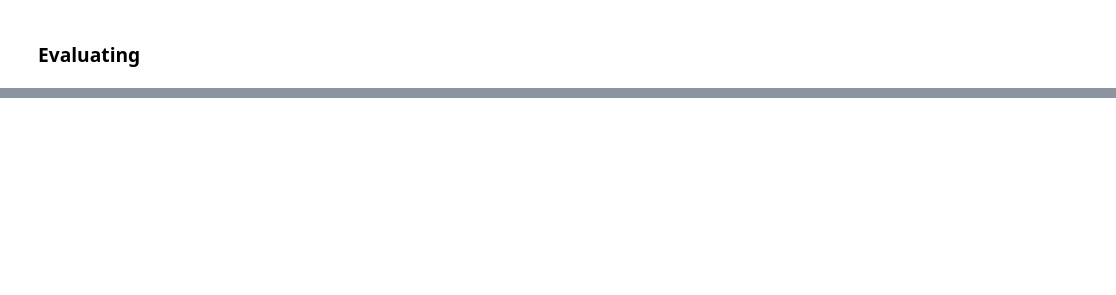
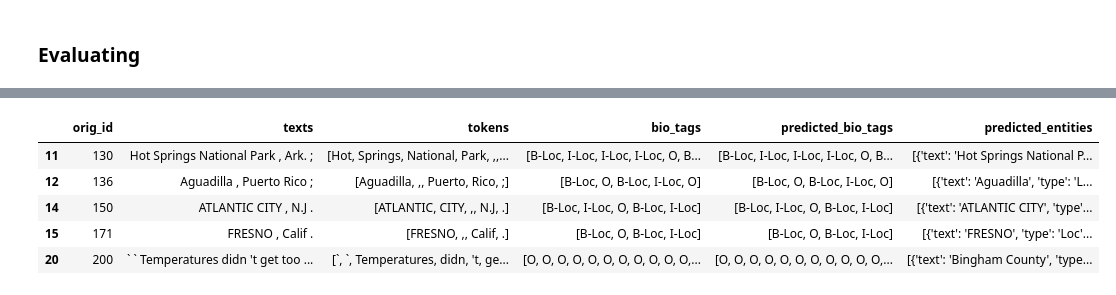
Before and after one commit to Ulyana-Nagornaya/NER_for_KG, a Jupyter notebook: notebooks/CRF_LLM.ipynb, the cells around one changed output, grey strips where cells are left out. Drawn from its saved outputs; the diff is of its cells as text; code cells hidden in the pictures; blank space fills up the shorter version.

```diff
--- a/notebooks/CRF_LLM.ipynb
+++ b/notebooks/CRF_LLM.ipynb
@@ -661,0 +832,34 @@ plt.show()
+# %%
+predicted_bio_tags_list = []
+for index, row in df_croped_test.iterrows():
+    tokenized = tokenizer(
+        row["tokens"],
+        is_split_into_words=True,
+        return_tensors="pt",
+        padding=True,
+        truncation=True,
+        max_length=128
+    ).to(device)
+
+    with torch.no_grad():
+        pred_tags = model(tokenized['input_ids'], tokenized['attention_mask'])
+
+    # labels to bio_tags
+    pred_subtoken_tags = [id2label[tag] for tag in pred_tags[0]]
+
+    word_ids = tokenized.word_ids(batch_index=0)
+
+    aligned_preds = []
+    for token_idx, token in enumerate(row["tokens"]):
+        subtoken_idxs = [i for i, w_id in enumerate(word_ids) if w_id == token_idx]
+
+        if not subtoken_idxs:
+            continue
+        pred_tag = pred_subtoken_tags[subtoken_idxs[0]] # tag of the first subtoken
+        aligned_preds.append(pred_tag)
+
+    predicted_bio_tags_list.append(aligned_preds)
+# %%
+df_croped_test["predicted_bio_tags"] = predicted_bio_tags_list
+df_croped_test = df_croped_test[df_croped_test.apply(lambda row: row["bio_tags"] == row["predicted_bio_tags"], axis=1)]
+df_croped_test.head()
@@ -661,0 +915,13 @@ plt.show()
+# %%
+df_croped_test["predicted_entities"] = df_croped_test.apply(
+    lambda row: extract_entities(row["tokens"], row["predicted_bio_tags"]),
+    axis=1
+)
+df_croped_test.head()
+# %% [output]
+|  | orig_id | texts | tokens | bio_tags | predicted_bio_tags | predicted_entities |
+| 11 | 130 | Hot Springs National Park , Ark. ; | [Hot, Springs, National, Park, ,,... | [B-Loc, I-Loc, I-Loc, I-Loc, O, B... | [B-Loc, I-Loc, I-Loc, I-Loc, O, B... | [{'text': 'Hot Springs National P... |
+| 12 | 136 | Aguadilla , Puerto Rico ; | [Aguadilla, ,, Puerto, Rico, ;] | [B-Loc, O, B-Loc, I-Loc, O] | [B-Loc, O, B-Loc, I-Loc, O] | [{'text': 'Aguadilla', 'type': 'L... |
+| 14 | 150 | ATLANTIC CITY , N.J . | [ATLANTIC, CITY, ,, N.J, .] | [B-Loc, I-Loc, O, B-Loc, I-Loc] | [B-Loc, I-Loc, O, B-Loc, I-Loc] | [{'text': 'ATLANTIC CITY', 'type'... |
+| 15 | 171 | FRESNO , Calif . | [FRESNO, ,, Calif, .] | [B-Loc, O, B-Loc, I-Loc] | [B-Loc, O, B-Loc, I-Loc] | [{'text': 'FRESNO', 'type': 'Loc'... |
+| 20 | 200 | ` ` Temperatures didn 't get too ... | [`, `, Temperatures, didn, 't, ge... | [O, O, O, O, O, O, O, O, O, O, O,... | [O, O, O, O, O, O, O, O, O, O, O,... | [{'text': 'Bingham County', 'type... |
```
Also changed, not shown: parts of 45 cells of this notebook.
